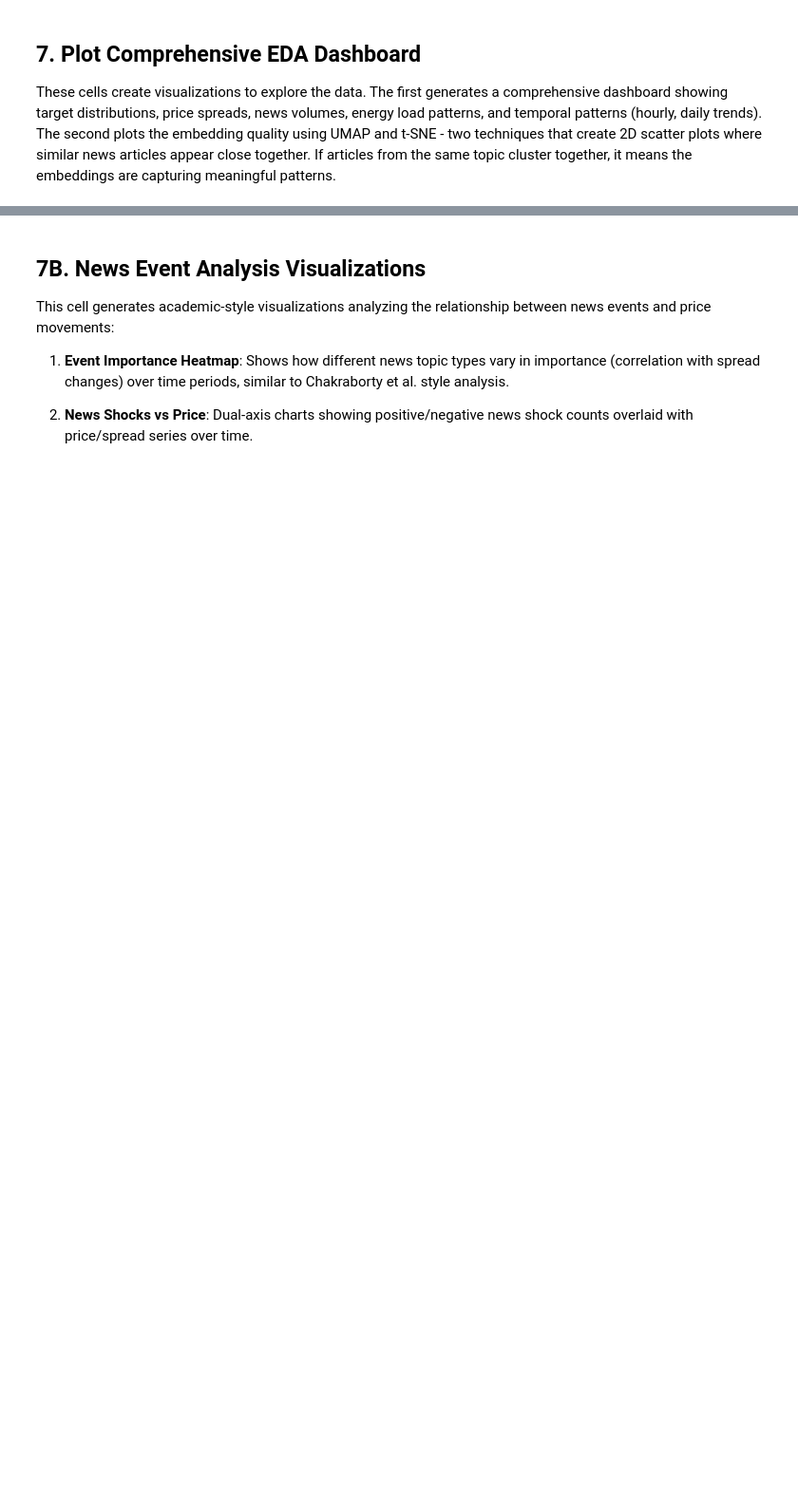
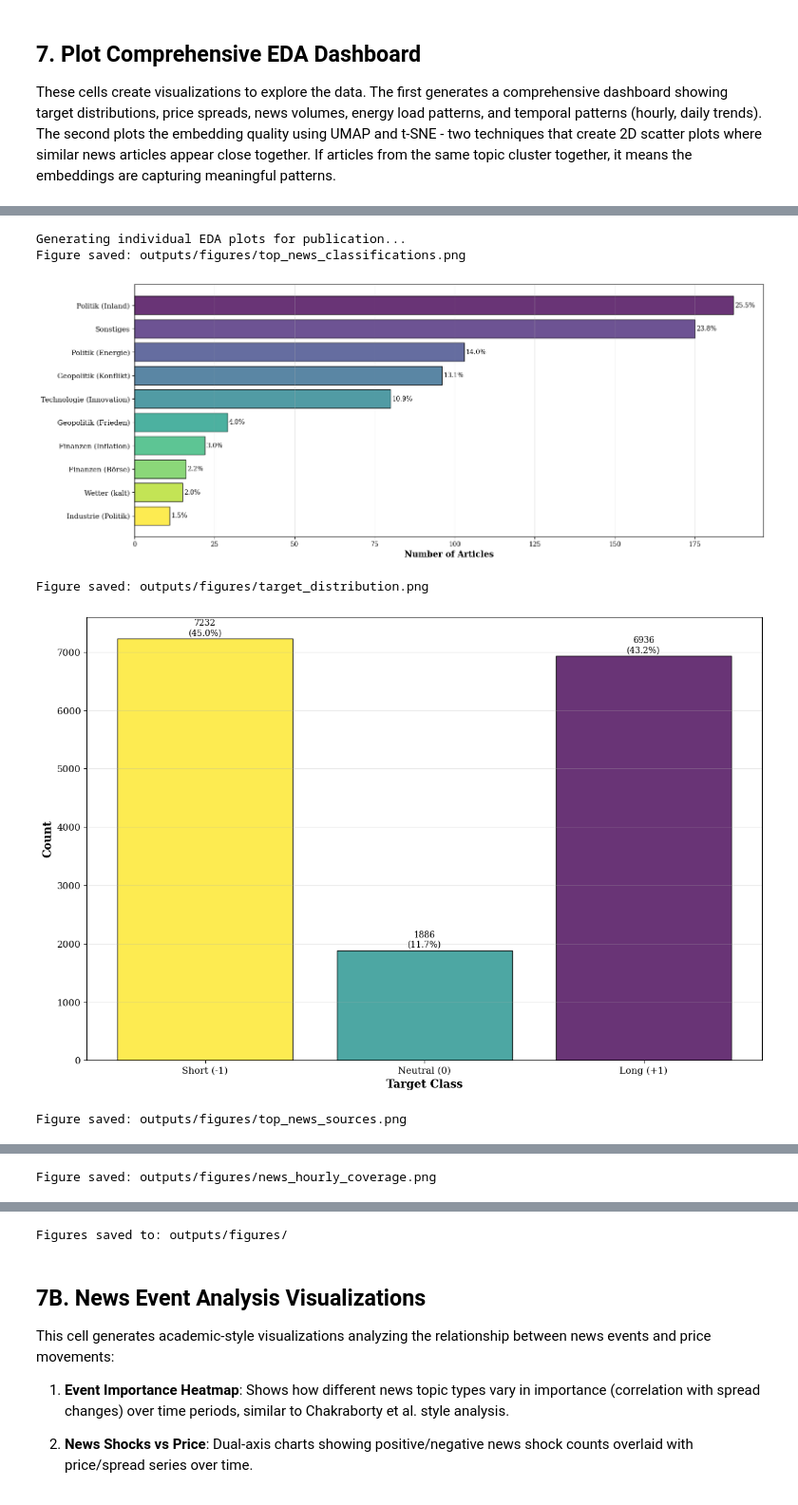
Before and after one commit to TheDeGen/ZHAW_Research_Project, a Jupyter notebook: notebooks/pipeline_execution.ipynb, the cells around one changed output, grey strips where cells are left out. Shown at 95% size. Saved outputs shown, nothing was run; the diff lists cells and outputs as text; code cells hidden in the pictures; blank space fills up the shorter version.

```diff
--- a/notebooks/pipeline_execution.ipynb
+++ b/notebooks/pipeline_execution.ipynb
@@ -144,7 +159,7 @@ with profiling.StageProfiler("Stage 1: Data Ingestion", device_config):
         news_path=NEWS_PATH,
         energy_path=ENERGY_PATH,
         min_timestamp=cfg.MIN_TIMESTAMP,
-        news_sample=1000,  # Set to integer for testing with smaller dataset
+        news_sample=800,  # Set to integer for testing with smaller dataset
         forecast_horizon=FORECAST_HORIZON,
         spread_deadband=SPREAD_DEADBAND,
         random_state=cfg.RANDOM_STATE,
@@ -241,35 +352,42 @@ visualization.plot_embedding_quality(news_df=news_df, n_samples=500, save_path="
 # Individual EDA plots with file export for publication
 print("Generating individual EDA plots for publication...")
 
-# Top 8 news classifications
+# Top 10 news classifications
 visualization.plot_top_news_classifications(
     news_df=news_df,
-    top_n=8,
+    top_n=10,
     save_path="top_news_classifications",
     show=True
 )
 
 # Target distribution
 visualization.plot_target_distribution(
     master_df=master_df,
     target_column=cfg.TARGET_COLUMN,
     save_path="target_distribution",
     show=True
 )
 
-# Top 8 news sources
+# Top 10 news sources
 visualization.plot_top_news_sources(
     news_df=news_df,
-    top_n=8,
+    top_n=10,
     save_path="top_news_sources",
     show=True
 )
 
 # Hourly news coverage
 visualization.plot_news_hourly_coverage(
     news_df=news_df,
     save_path="news_hourly_coverage",
     show=True
 )
 
 print(f"\nFigures saved to: {cfg.FIGURES_OUTPUT_DIR}/")
+# %% [output]
+Generating individual EDA plots for publication...
+Figure saved: outputs/figures/top_news_classifications.png
+[figure, added]
+Figure saved: outputs/figures/target_distribution.png
+[figure, added]
+Figure saved: outputs/figures/top_news_sources.png
@@ -275,0 +395 @@ print(f"\nFigures saved to: {cfg.FIGURES_OUTPUT_DIR}/")
+Figure saved: outputs/figures/news_hourly_coverage.png
@@ -276,3 +397,4 @@ print(f"\nFigures saved to: {cfg.FIGURES_OUTPUT_DIR}/")
+Figures saved to: outputs/figures/
 # %% [markdown]
 ## 7B. News Event Analysis Visualizations
 
```
Also changed, not shown: parts of 24 cells of this notebook, 19 other files.
